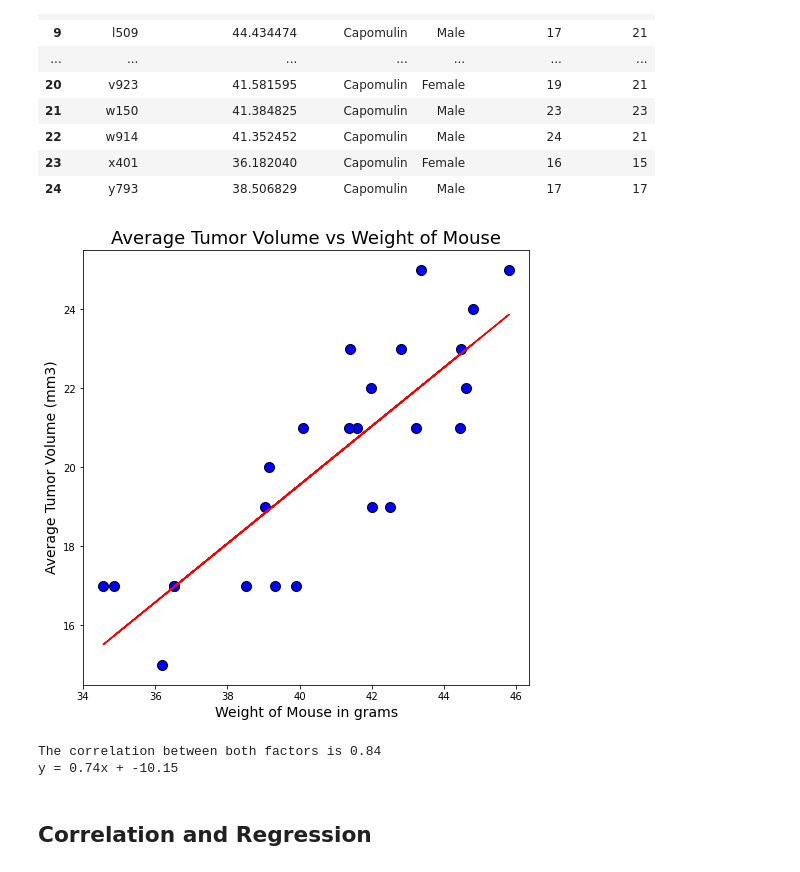
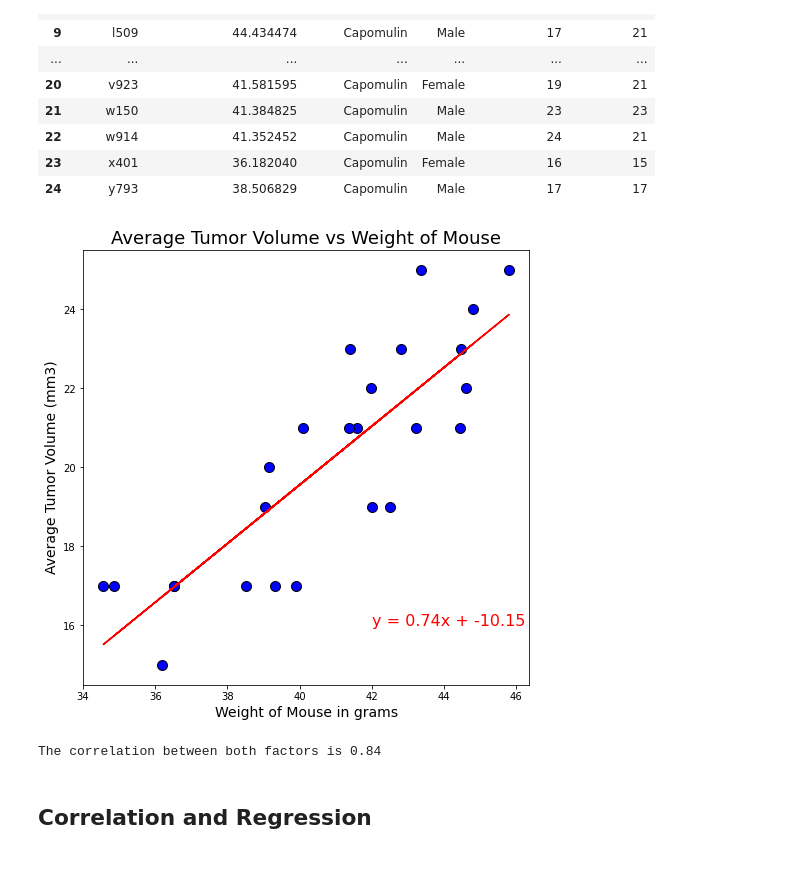
Before and after one commit to Corters22/Pymaceuticals_Review, a Jupyter notebook: pymaceuticals_starter.ipynb, the cells around one changed output. Saved outputs shown, nothing was run; the diff lists cells and outputs as text; code cells hidden in the pictures.

```diff
--- a/pymaceuticals_starter.ipynb
+++ b/pymaceuticals_starter.ipynb
@@ -378,32 +360,30 @@ avg_tumor_per_mouse_df
 # %%
 #creating scatter plot
 
 from scipy.stats import linregress
 
 fig3 = plt.figure(figsize=(8, 8))
 y_axis = avg_tumor_per_mouse_df["Weight (g)"]
 x_axis = avg_tumor_per_mouse_df["Tumor Volume (mm3)"]
 (slope, intercept, rvalue, pvalue, stderr) = linregress(x_axis, y_axis)
 regress_values = x_axis * slope + intercept
 line_eq = "y = " + str(round(slope,2)) + "x + " + str(round(intercept,2))
 
 plt.scatter(x_axis, y_axis, s=100, marker="o", facecolors="blue", edgecolors='black')
 plt.plot(x_axis,regress_values,"r-")
-#plt.annotate(line_eq,(4,4),color="red")
+plt.annotate(line_eq,(42,16),fontsize=16, color="red")
 
 plt.xlabel("Weight of Mouse in grams", fontsize=14)
 plt.ylabel("Average Tumor Volume (mm3)", fontsize=14)
 plt.title("Average Tumor Volume vs Weight of Mouse", fontsize=18)
 #plt.tight_layout()
 plt.show()
 
 correlation = st.pearsonr(x_axis,y_axis)
 print(f"The correlation between both factors is {round(correlation[0],2)}")
-print(line_eq)
 # %% [output]
-[figure, old version]
+[figure, new version]
 The correlation between both factors is 0.84
-y = 0.74x + -10.15
 # %% [markdown]
 ## Correlation and Regression
 # %%
```
Also changed, not shown: parts of 4 cells of this notebook, 2 other files.
